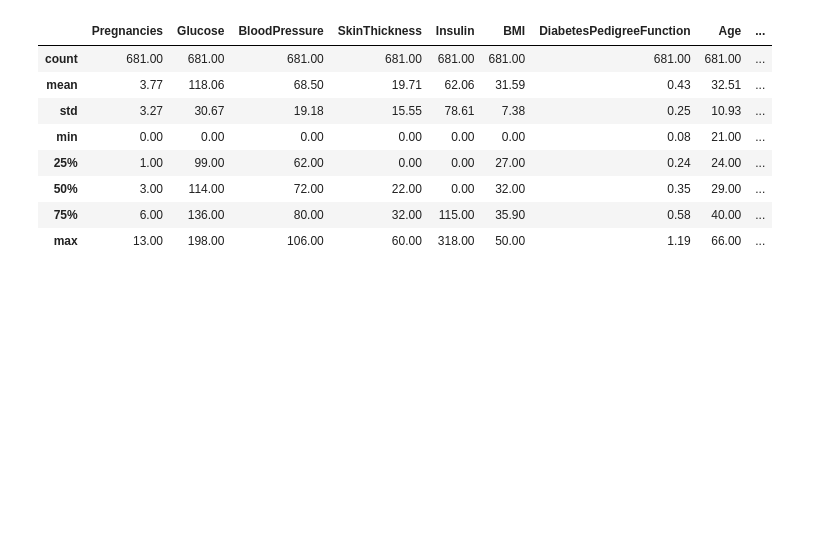
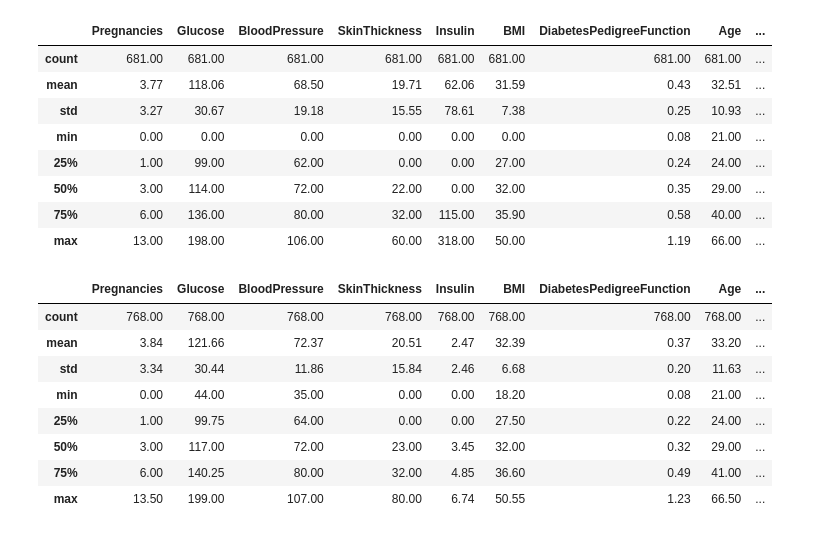
Before and after one commit to Nonpoint93/decision-tree-algo-project, a Jupyter notebook: src/explore.ipynb, the cells around one changed output. Cells and saved outputs as stored; diff of their text form; code cells hidden in the pictures; blank space fills up the shorter version.

```diff
--- a/src/explore.ipynb
+++ b/src/explore.ipynb
@@ -172,3 +158,45 @@ def remove_outliers(df, outlier_info):
+# %%
+def remove_outliers(df, outlier_info):
+
+    for col, info in outlier_info.items():
+        lower_limit = info['lower_bound']
+        upper_limit = info['upper_bound']
+
+        if lower_limit < 0:
+            df = df[df[col] >= lower_limit]
+        if upper_limit > 0:
+            df = df[df[col] <= upper_limit]
+
+
+    return df
+
+def cap_outliers(series, low_limit, high_limit):
+    return np.clip(series, low_limit, high_limit)
+
+def transform_outliers(df, outlier_info):
+    for col, info in outlier_info.items():
+        lower_limit = info['lower_bound']
+        upper_limit = info['upper_bound']
+
+        if col in ['Glucose', 'BloodPressure', 'BMI'] and 0 in df[col].values:
+            df[col] = df[col].replace(0, df[col].median())
+
+        if col == 'Pregnancies':
+            df[col] = cap_outliers(df[col], lower_limit, upper_limit)
+        elif col == 'BloodPressure':
+            df[col] = cap_outliers(df[col], 35.0, 107.0)
+        elif col == 'SkinThickness':
+            df[col] = cap_outliers(df[col], lower_limit, upper_limit)
+        elif col == 'Insulin':
+            df[col] = np.log1p(df[col])
+        elif col == 'BMI':
+            df[col] = cap_outliers(df[col], 13.35, 50.55)
+        elif col == 'DiabetesPedigreeFunction':
+            df[col] = np.log1p(df[col])
+        elif col == 'Age':
+            df[col] = cap_outliers(df[col], lower_limit, upper_limit)
+
+    return df
 # %%
 df_without_outliers = remove_outliers(df, outlier_info=outlier_info)
 df_without_outliers.describe().round(2)
@@ -182,6 +210,19 @@ df_without_outliers.describe().round(2)
 | 50% | 3.00 | 114.00 | 72.00 | 22.00 | 0.00 | 32.00 | 0.35 | 29.00 | ... |
 | 75% | 6.00 | 136.00 | 80.00 | 32.00 | 115.00 | 35.90 | 0.58 | 40.00 | ... |
 | max | 13.00 | 198.00 | 106.00 | 60.00 | 318.00 | 50.00 | 1.19 | 66.00 | ... |
+# %%
+df_transformed_outliers = transform_outliers(df=df, outlier_info=outlier_info)
+df_transformed_outliers.describe().round(2)
+# %% [output]
+|  | Pregnancies | Glucose | BloodPressure | SkinThickness | Insulin | BMI | DiabetesPedigreeFunction | Age | ... |
+| count | 768.00 | 768.00 | 768.00 | 768.00 | 768.00 | 768.00 | 768.00 | 768.00 | ... |
+| mean | 3.84 | 121.66 | 72.37 | 20.51 | 2.47 | 32.39 | 0.37 | 33.20 | ... |
+| std | 3.34 | 30.44 | 11.86 | 15.84 | 2.46 | 6.68 | 0.20 | 11.63 | ... |
+| min | 0.00 | 44.00 | 35.00 | 0.00 | 0.00 | 18.20 | 0.08 | 21.00 | ... |
+| 25% | 1.00 | 99.75 | 64.00 | 0.00 | 0.00 | 27.50 | 0.22 | 24.00 | ... |
+| 50% | 3.00 | 117.00 | 72.00 | 23.00 | 3.45 | 32.00 | 0.32 | 29.00 | ... |
+| 75% | 6.00 | 140.25 | 80.00 | 32.00 | 4.85 | 36.60 | 0.49 | 41.00 | ... |
+| max | 13.50 | 199.00 | 107.00 | 80.00 | 6.74 | 50.55 | 1.23 | 66.50 | ... |
 # %%
 def train_split(target, dataframe, test_size=0.2, random_state=42):
     return train_test_split(dataframe.drop(columns=target), dataframe[target], test_size=test_size, random_state=random_state)
```
Also changed, not shown: parts of 11 cells of this notebook.
